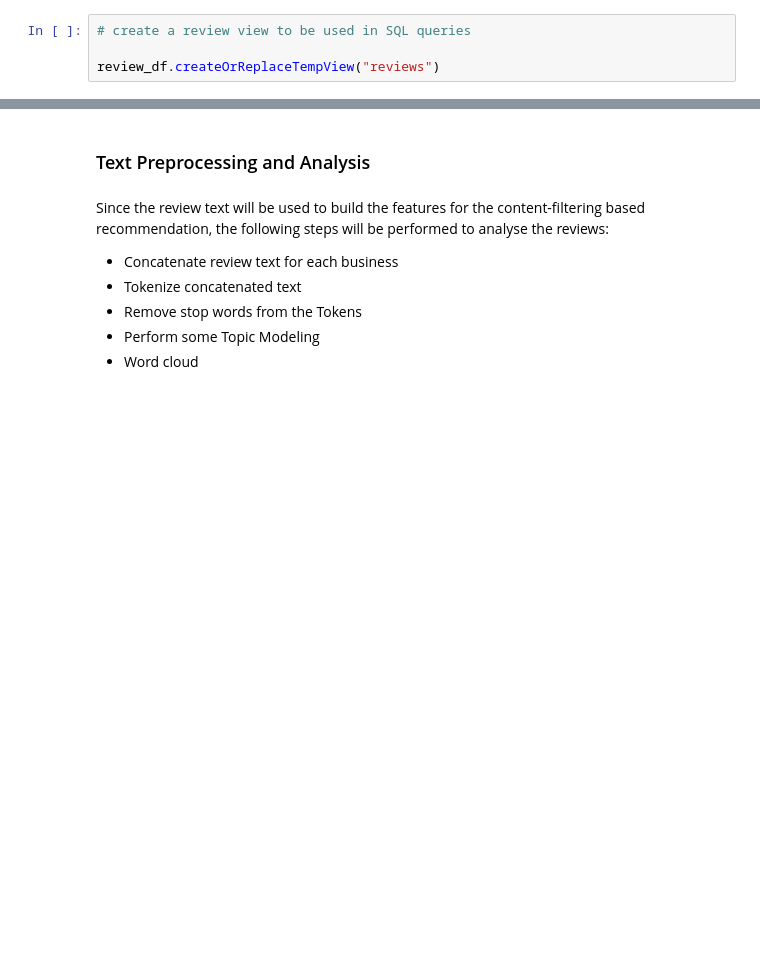
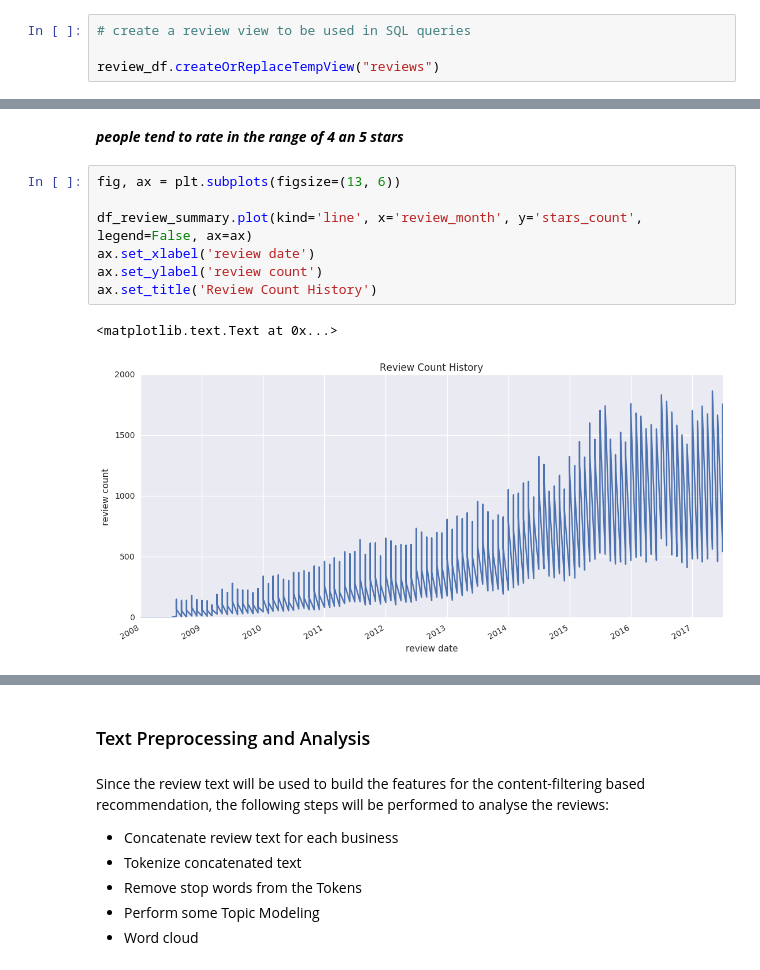
Before and after one commit to Samimust/my-yelper, a Jupyter notebook: Data Wrangling and Exploration.ipynb, the cells around one changed output, grey strips where cells are left out. Saved outputs shown, nothing was run; the diff lists cells and outputs as text; blank space fills up the shorter version.

```diff
--- a/Data Wrangling and Exploration.ipynb
+++ b/Data Wrangling and Exploration.ipynb
@@ -646,0 +667,12 @@ sqlContext.sql(query).toPandas()
+# %% [markdown]
+___people tend to rate in the range of 4 an 5 stars___
+# %%
+fig, ax = plt.subplots(figsize=(13, 6))
+
+df_review_summary.plot(kind='line', x='review_month', y='stars_count', legend=False, ax=ax)
+ax.set_xlabel('review date')
+ax.set_ylabel('review count')
+ax.set_title('Review Count History')
+# %% [output]
+<matplotlib.text.Text at 0x...>
+[figure, added]
```
Also changed, not shown: parts of 63 cells of this notebook.
